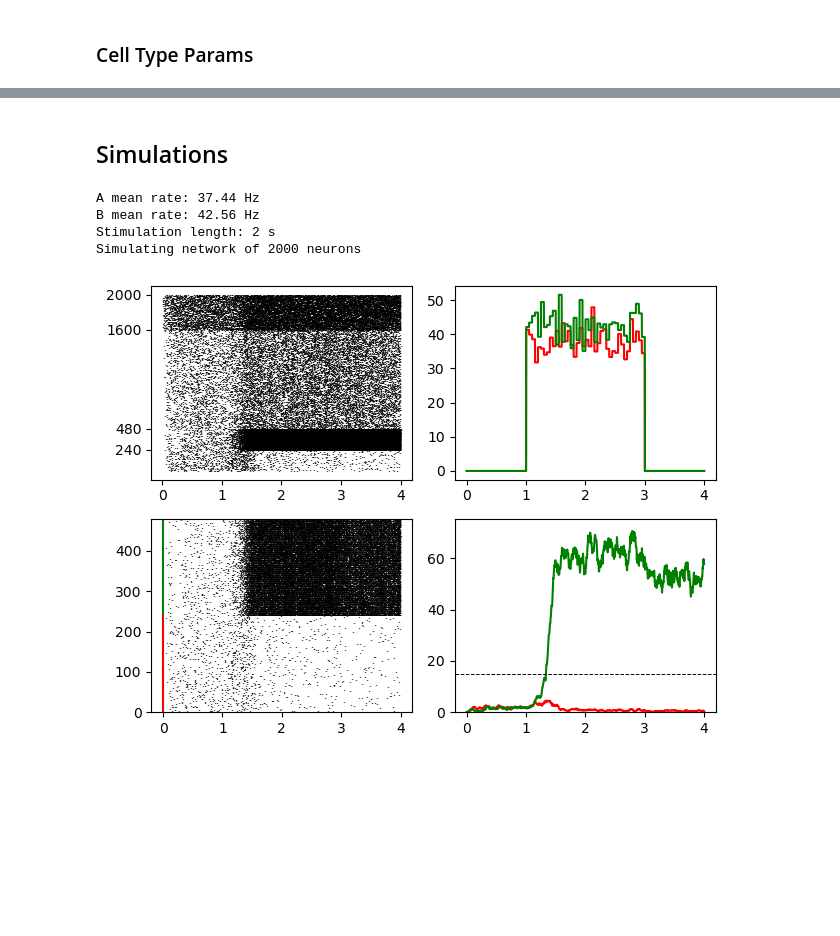
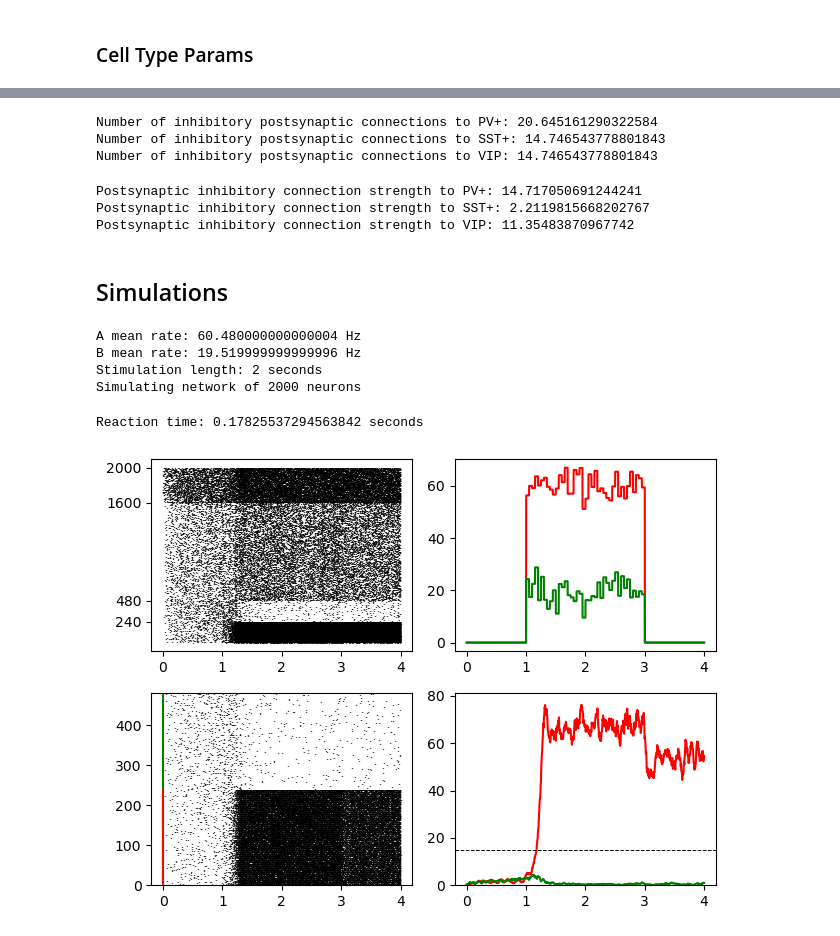
Before and after one commit to mateouma/lif_stochastic_decision, a Jupyter notebook: dec_plots.ipynb, the cells around one changed output, grey strips where cells are left out. Drawn from its saved outputs; the diff is of its cells as text; code cells hidden in the pictures; blank space fills up the shorter version.

```diff
--- a/dec_plots.ipynb
+++ b/dec_plots.ipynb
@@ -103,0 +69,29 @@ N_huang = np.array([[40, 4, 4, 2]]).T
+# %%
+# afferent indices
+pvn = 1
+sstn = 2
+vipn = 3
+
+print(f"Number of inhibitory postsynaptic connections to PV+: {tcp[pvn,1:] @ ct_n[1:]}")
+print(f"Number of inhibitory postsynaptic connections to SST+: {tcp[sstn,1:] @ ct_n[1:]}")
+print(f"Number of inhibitory postsynaptic connections to VIP: {tcp[vipn,1:] @ ct_n[1:]}")
+# %% [output]
+Number of inhibitory postsynaptic connections to PV+: 20.645161290322584
+Number of inhibitory postsynaptic connections to SST+: 14.746543778801843
+Number of inhibitory postsynaptic connections to VIP: 14.746543778801843
+# %%
+# from Pfeffer et al. 2013
+mut_inh = np.array([[1, 1, 0.54, 0],
+                    [1, 1, 0.33, 0],
+                    [1, 0, 0, 0.15],
+                    [1, 0.22, 0.77, 0]])
+#mut_inh[2,3] = 1.8
+
+con_str = tcp * mut_inh
+print(f"Postsynaptic inhibitory connection strength to PV+: {con_str[pvn,1:] @ ct_n[1:]}")
+print(f"Postsynaptic inhibitory connection strength to SST+: {con_str[sstn,1:] @ ct_n[1:]}")
+print(f"Postsynaptic inhibitory connection strength to VIP: {con_str[vipn,1:] @ ct_n[1:]}")
+# %% [output]
+Postsynaptic inhibitory connection strength to PV+: 14.717050691244241
+Postsynaptic inhibitory connection strength to SST+: 2.2119815668202767
+Postsynaptic inhibitory connection strength to VIP: 11.35483870967742
@@ -104,10 +106,11 @@ N_huang = np.array([[40, 4, 4, 2]]).T
 # %% [markdown]
 ## Simulations
 # %%
-lif_sim,sens_input,firing_rates,reaction_time = produce_prob_decision(mu_0=40, coh=-6.4, stim_len=2)
+lif_sim,sens_input,firing_rates,reaction_time = produce_prob_decision(mu_0=40, coh=51.2, stim_len=2)
 # %% [output]
-A mean rate: 37.44 Hz
-B mean rate: 42.56 Hz
-Stimulation length: 2 s
+A mean rate: 60.480000000000004 Hz
+B mean rate: 19.519999999999996 Hz
+Stimulation length: 2 seconds
 Simulating network of 2000 neurons
+Reaction time: 0.17825537294563842 seconds
-[figure, old version]
+[figure, new version]
```
Also changed, not shown: parts of 26 cells of this notebook, 4 other files.
